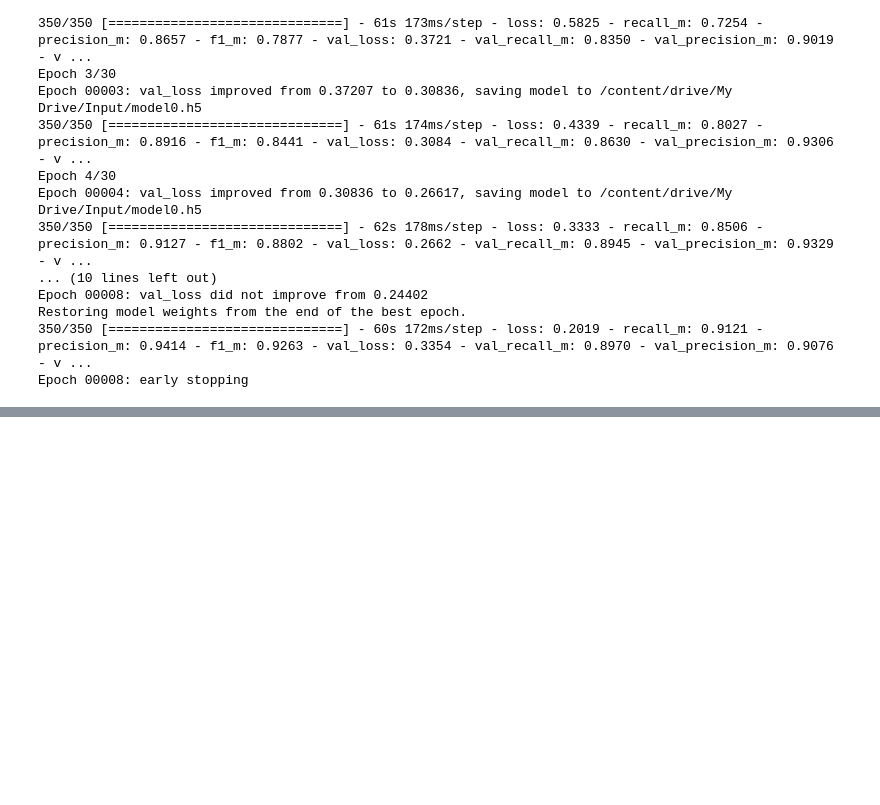
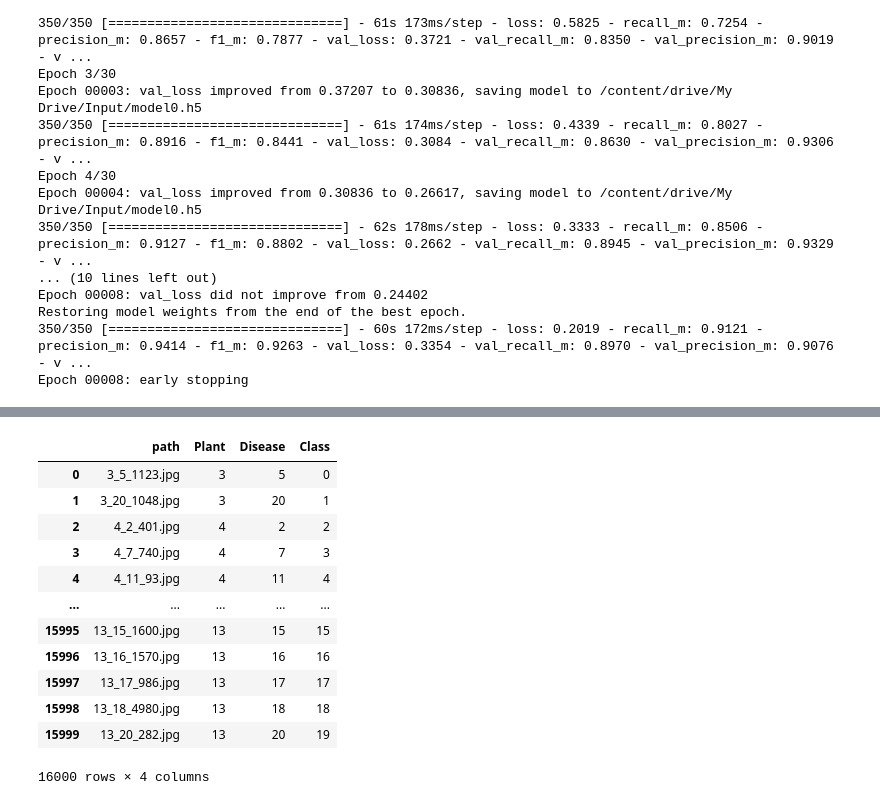
Before and after one commit to JaeDoo1034/Kaggle-Study, a Jupyter notebook: NIpa.ipynb, the cells around one changed output, grey strips where cells are left out. Saved outputs shown, nothing was run; the diff lists cells and outputs as text; code cells hidden in the pictures; blank space fills up the shorter version.

```diff
--- a/NIpa.ipynb
+++ b/NIpa.ipynb
@@ -408,0 +743,24 @@ Epoch 2/30
+# %%
+num = np.arange(len(look.values))
+# %%
+encode = dict(zip(look.values,num))
+# %%
+Class_ = target.apply(lambda x : encode[x])
+# %%
+train_data["Class"] = Class_
+# %%
+train_data
+# %% [output]
+|  | path | Plant | Disease | Class |
+| 0 | 3_5_1123.jpg | 3 | 5 | 0 |
+| 1 | 3_20_1048.jpg | 3 | 20 | 1 |
+| 2 | 4_2_401.jpg | 4 | 2 | 2 |
+| 3 | 4_7_740.jpg | 4 | 7 | 3 |
+| 4 | 4_11_93.jpg | 4 | 11 | 4 |
+| ... | ... | ... | ... | ... |
+| 15995 | 13_15_1600.jpg | 13 | 15 | 15 |
+| 15996 | 13_16_1570.jpg | 13 | 16 | 16 |
+| 15997 | 13_17_986.jpg | 13 | 17 | 17 |
+| 15998 | 13_18_4980.jpg | 13 | 18 | 18 |
+| 15999 | 13_20_282.jpg | 13 | 20 | 19 |
+16000 rows × 4 columns
```
Also changed, not shown: parts of 62 cells of this notebook.
